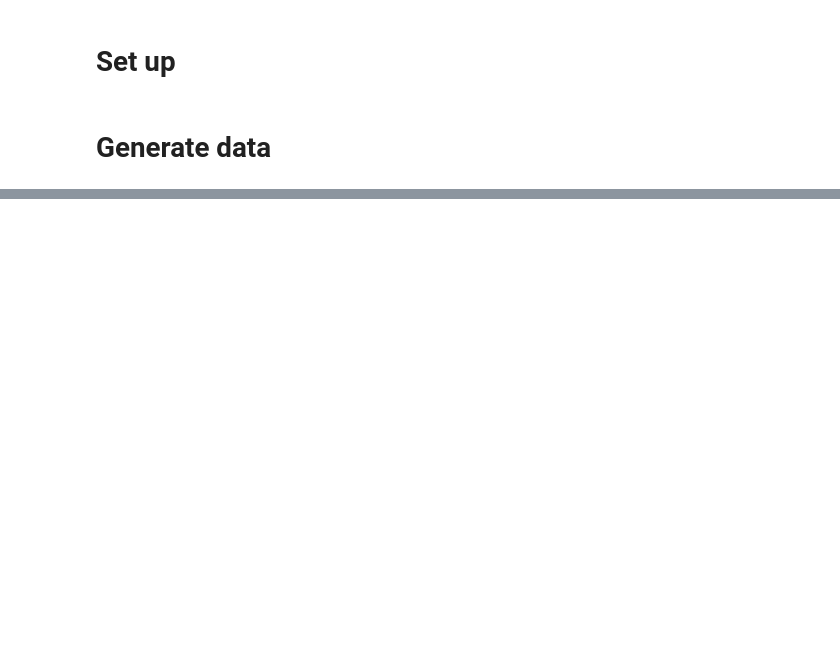
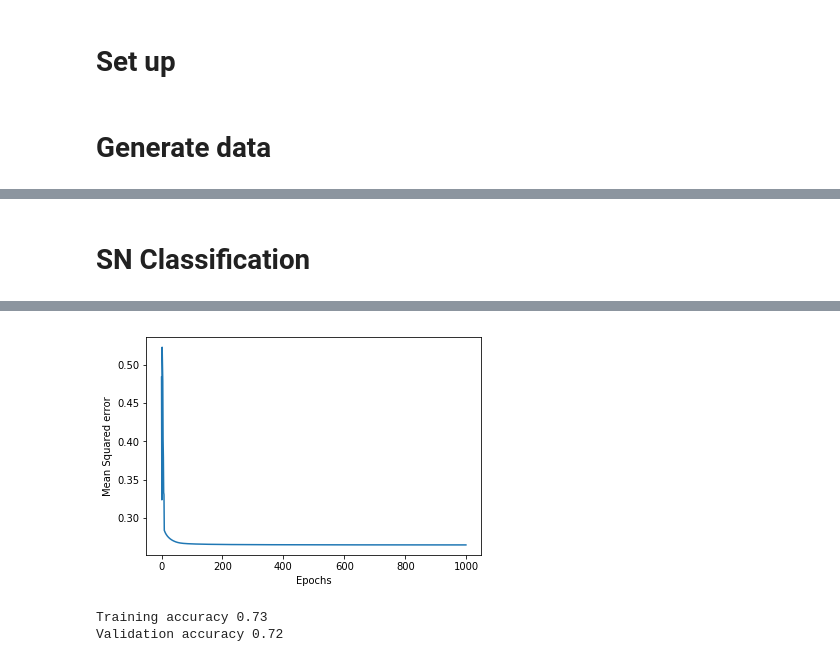
Before and after one commit to millitroy/Deeplearning-Practise, a Jupyter notebook: Feed Forward Networks.ipynb, the cells around one changed output, grey strips where cells are left out. Saved outputs shown, nothing was run; the diff lists cells and outputs as text; code cells hidden in the pictures; blank space fills up the shorter version.

```diff
--- a/Feed Forward Networks.ipynb
+++ b/Feed Forward Networks.ipynb
@@ -84,7 +84,7 @@ class SigmoidNeuron:
             if display_loss:
                 Y_pred = self.sigmoid(self.perceptron(X))
                 if loss_fn == "mse":
-                    losss[i] = mean_squared_error(Y, Y_pred)
+                    loss[i] = mean_squared_error(Y, Y_pred)
                 elif loss_fn == "ce":
                     loss[i] = log_loss(Y, Y_pred)
 
@@ -100,7 +100,7 @@ class SigmoidNeuron:
     def predict(self, X):
         Y_pred = []
         for x in X:
-            Y_pred = self.sigmoid(self.perceptron(x))
+            y_pred = self.sigmoid(self.perceptron(x))
             Y_pred.append(y_pred)
         return np.array(Y_pred)
 # %%
@@ -109,0 +136,6 @@ my_cmap = matplotlib.colors.LinearSegmentedColormap.from_list("", ["red","yellow
+# %% [markdown]
+# SN Classification
+# %%
+sn = SigmoidNeuron()
+sn.fit(X_train, Y_train, epochs = 1000, learning_rate = 0.1, display_loss = True)
+# %% [output]
@@ -109,0 +143 @@ my_cmap = matplotlib.colors.LinearSegmentedColormap.from_list("", ["red","yellow
+[figure, added]
@@ -109,0 +146,13 @@ my_cmap = matplotlib.colors.LinearSegmentedColormap.from_list("", ["red","yellow
+# %%
+Y_pred_train = sn.predict(X_train)
+Y_pred_binarised_train = (Y_pred_train >= 0.5).astype("int").ravel()
+Y_pred_val = sn.predict(X_val)
+Y_pred_binarised_val = (Y_pred_val >= 0.5).astype("int").ravel()
+accuracy_train = accuracy_score(Y_pred_binarised_train, Y_train)
+accuracy_val = accuracy_score(Y_pred_binarised_val, Y_val)
+
+print("Training accuracy", round(accuracy_train, 2))
+print("Validation accuracy", round(accuracy_val, 2))
+# %% [output]
+Training accuracy 0.73
+Validation accuracy 0.72
```
Also changed, not shown: parts of 15 cells of this notebook.
